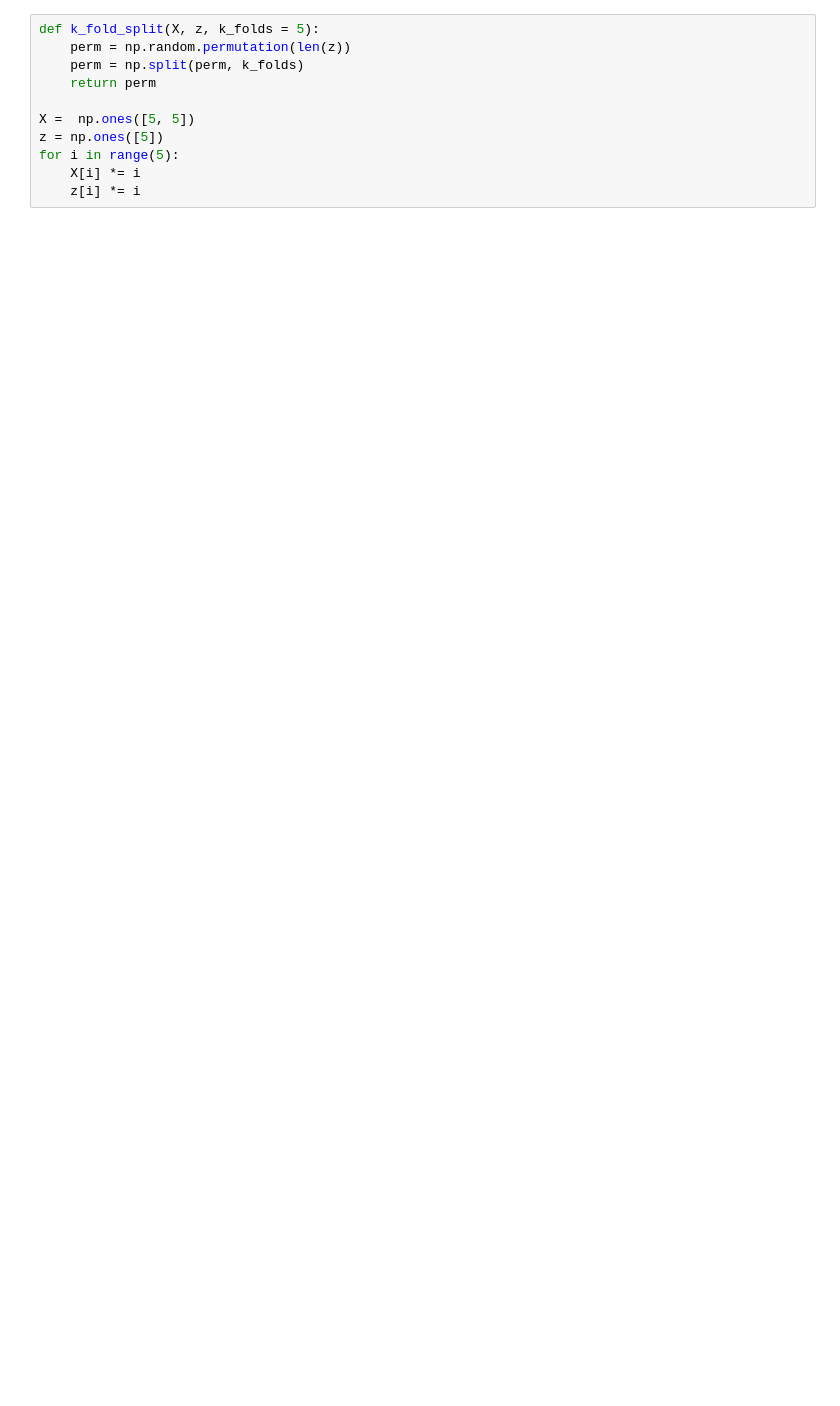
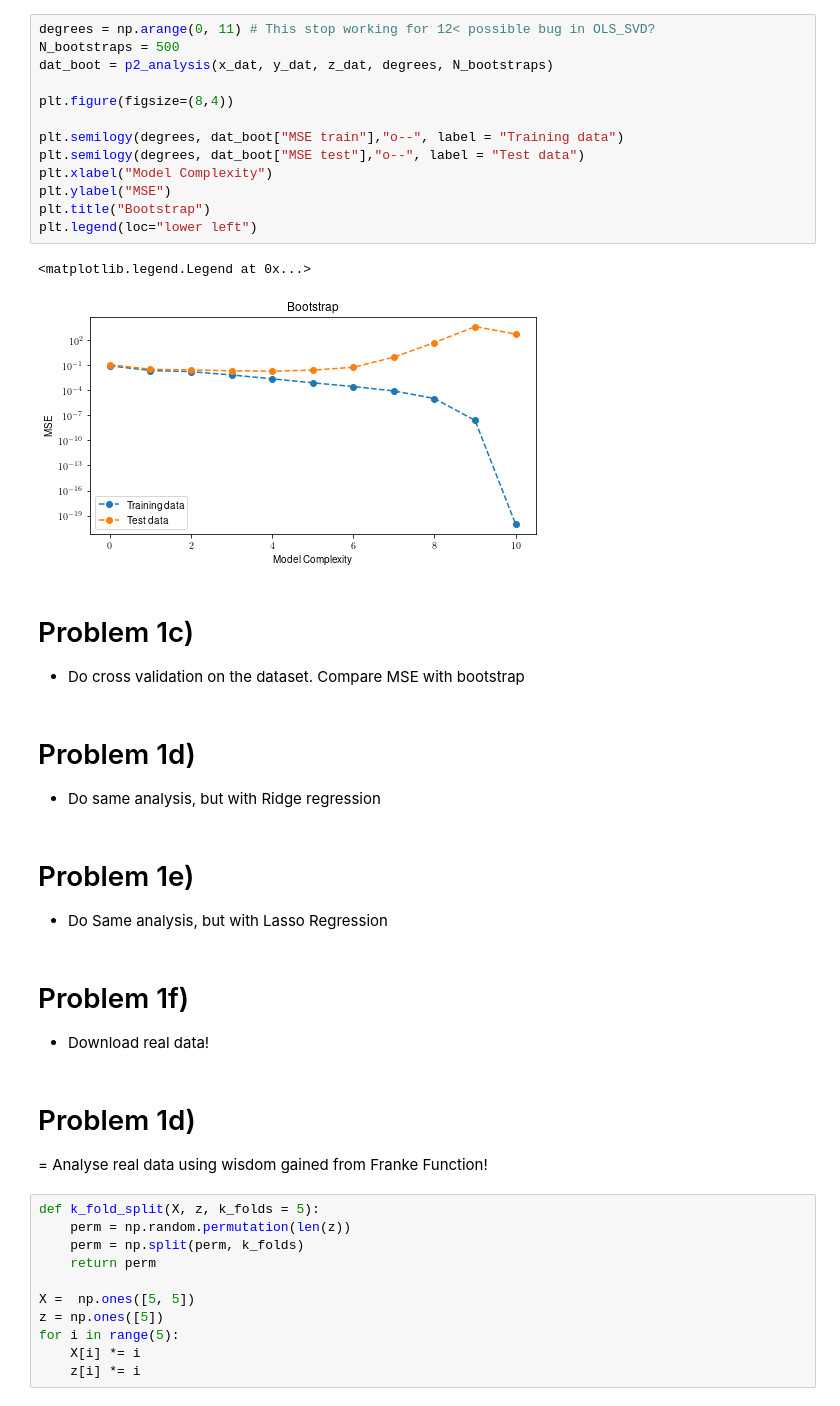
Before and after one commit to nicholaskarlsen/FYS-STK4155, a Jupyter notebook: project_1/notebooks/Untitled.ipynb, the cells around one changed output. Cells and saved outputs as stored; diff of their text form; blank space fills up the shorter version.

```diff
--- a/project_1/notebooks/Untitled.ipynb
+++ b/project_1/notebooks/Untitled.ipynb
@@ -77,3 +153,34 @@ print(beta)
+# %%
+degrees = np.arange(0, 11) # This stop working for 12< possible bug in OLS_SVD?
+N_bootstraps = 500
+dat_boot = p2_analysis(x_dat, y_dat, z_dat, degrees, N_bootstraps)
+
+plt.figure(figsize=(8,4))
+
+plt.semilogy(degrees, dat_boot["MSE train"],"o--", label = "Training data")
+plt.semilogy(degrees, dat_boot["MSE test"],"o--", label = "Test data")
+plt.xlabel("Model Complexity")
+plt.ylabel("MSE")
+plt.title("Bootstrap")
+plt.legend(loc="lower left")
+# %% [output]
+<matplotlib.legend.Legend at 0x...>
+[figure, added]
+# %% [markdown]
+# Problem 1c)
+- Do cross validation on the dataset. Compare MSE with bootstrap
+# %% [markdown]
+# Problem 1d)
+- Do same analysis, but with Ridge regression
+# %% [markdown]
+# Problem 1e)
+- Do Same analysis, but with Lasso Regression
+# %% [markdown]
+# Problem 1f)
+- Download real data!
+# %% [markdown]
+# Problem 1d)
+= Analyse real data using wisdom gained from Franke Function!
 # %%
 def k_fold_split(X, z, k_folds = 5):
     perm = np.random.permutation(len(z))
```
Also changed, not shown: parts of 15 cells of this notebook, 3 other files.
